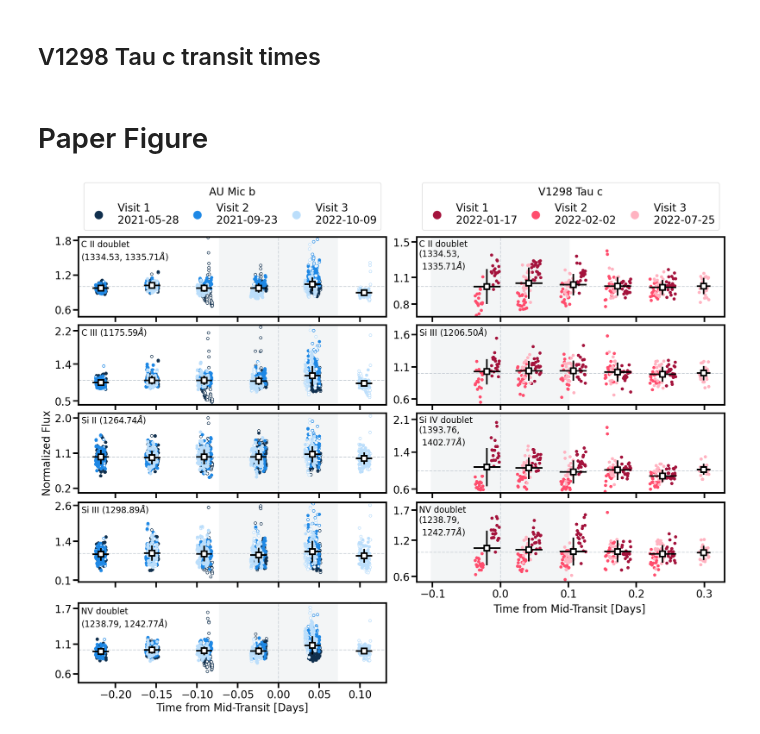
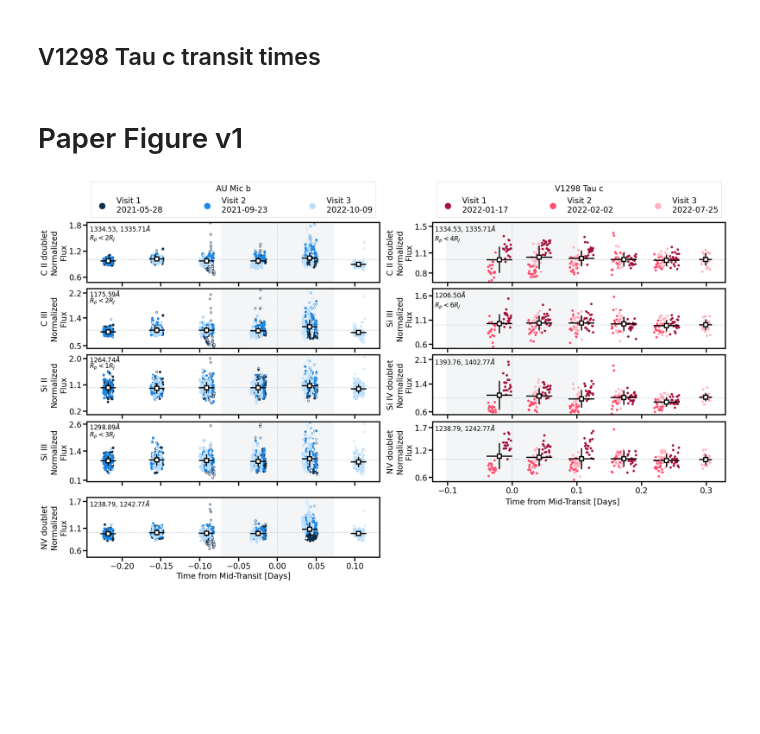
Before and after one commit to afeinstein20/cos_flares, a Jupyter notebook: notebooks/figure.ipynb, the cells around one changed output. Cells and saved outputs as stored; diff of their text form; code cells hidden in the pictures; blank space fills up the shorter version.

Commit message:
updated figure

```diff
--- a/notebooks/figure.ipynb
+++ b/notebooks/figure.ipynb
@@ -63,8 +63,8 @@ aumic_predicted_Tc_err = np.array([prop_error(midpoint_1), prop_error(midpoint_2
                                    prop_error(midpoint_3)])
 
 dur = 3.4927
-aumic_predicted_ingress = predicted_Tc - ((dur/2)*units.hour).to(units.day).value
-aumic_predicted_egress  = predicted_Tc + ((dur/2)*units.hour).to(units.day).value
+aumic_predicted_ingress = aumic_predicted_Tc - ((dur/2)*units.hour).to(units.day).value
+aumic_predicted_egress  = aumic_predicted_Tc + ((dur/2)*units.hour).to(units.day).value
 
 aumic_dates = ['2021-05-28', '2021-09-23', '2022-10-09']
 # %% [markdown]
@@ -79,9 +79,9 @@ vtau_predicted_egress  = Time(['2021-12-23 12:06', '2022-01-17 06:06',
 
 vtau_dates = ['2022-01-17', '2022-02-02', '2022-07-25']
 # %% [markdown]
-# Paper Figure
+# Paper Figure v1
 # %%
-fig = plt.figure(layout='constrained', figsize=(18,14))
+fig = plt.figure(layout='constrained', figsize=(24,14))
 gs0 = gridspec.GridSpec(5, 2, figure=fig)
 
 ms=10
@@ -104,11 +104,11 @@ extra = fig.add_subplot(gs0[9])
 ##################
 ## FOR AU MIC b ##
 ##################
-ion_labels = ['C II doublet\n(1334.53, 1335.71$\AA$)',
-              'C III (1175.59$\AA$)',
-              'Si II (1264.74$\AA$)',
-              'Si III (1298.89$\AA$)',
-              'NV doublet\n(1238.79, 1242.77$\AA$)']
+ion_labels = ['C II doublet', 'C III',
+              'Si II', 'Si III', 'NV doublet']
+wave_labels = ['1334.53, 1335.71$\AA$', '1175.59$\AA$',
+               '1264.74$\AA$', '1298.89$\AA$', '1238.79, 1242.77$\AA$']
+
 for i, ion in enumerate(['CII_combined', 'CIII', 'SiII', 'SiIII_3', 'NV_combined']):
 
     micax[i].axvspan(aumic_predicted_ingress[2]-aumic_predicted_Tc[2],
@@ -154,11 +154,20 @@ for i, ion in enumerate(['CII_combined', 'CIII', 'SiII', 'SiIII_3', 'NV_combined
     micax[i].set_yticks(np.round(np.linspace(ymin+0.1, ymax-0.1, 3),1))
 
     if i == 0 or i == 4:
-        micax[i].text(s=ion_labels[i], x=-0.242, y=ymax-0.4, fontsize=16)
+        micax[i].text(s=wave_labels[i], x=-0.242, y=ymax-0.2, fontsize=16)
+        if i == 0:
+            micax[i].text(s='$R_p < 2 R_J$', x=-0.242, y=ymax-0.4, fontsize=16)
     elif i == 1 or i == 2:
-        micax[i].text(s=ion_labels[i], x=-0.242, y=ymax-0.25, fontsize=16)
+        micax[i].text(s=wave_labels[i], x=-0.242, y=ymax-0.25, fontsize=16)
+        if i == 1:
+            micax[i].text(s='$R_p < 2 R_J$', x=-0.242, y=ymax-0.45, fontsize=16)
+        else:
+            micax[i].text(s='$R_p < 1 R_J$', x=-0.242, y=ymax-0.45, fontsize=16)
     else:
-        micax[i].text(s=ion_labels[i], x=-0.242, y=ymax-0.34, fontsize=16)
+        micax[i].text(s=wave_labels[i], x=-0.242, y=ymax-0.34, fontsize=16)
+        micax[i].text(s='$R_p < 3 R_J$', x=-0.242, y=ymax-0.65, fontsize=16)
+
+    micax[i].set_ylabel('{}\nNormalized\nFlux'.format(ion_labels[i]))
 
     micax[i].set_rasterized(True)
 
@@ -166,10 +175,11 @@ for i, ion in enumerate(['CII_combined', 'CIII', 'SiII', 'SiIII_3', 'NV_combined
 #####################
 ## FOR V1298 TAU c ##
 #####################
-ion_labels = ['C II doublet\n(1334.53,\n 1335.71$\AA$)',
-              'Si III (1206.50$\AA$)',
-              'Si IV doublet\n(1393.76,\n 1402.77$\AA$)',
-              'NV doublet\n(1238.79,\n 1242.77$\AA$)']
+ion_labels = ['C II doublet','Si III',
+              'Si IV doublet', 'NV doublet']
+wave_labels = ['1334.53, 1335.71$\AA$', '1206.50$\AA$',
+               '1393.76, 1402.77$\AA$', '1238.79, 1242.77$\AA$']
+
 for i, ion in enumerate(['CII_combined', 'SiIII_1', 'SiIV_combined', 'NV_combined']):
 
     tauax[i].axvspan(vtau_predicted_ingress[2]-vtau_predicted_Tc[2],
@@ -191,35 +201,39 @@ for i, ion in enumerate(['CII_combined', 'SiIII_1', 'SiIV_combined', 'NV_combine
                       marker='s', linestyle='', markeredgecolor='k',
                       ecolor='k', color='w', ms=ms, markeredgewidth=3,
                       zorder=100, lw=3)
 
     if i < 3:
         tauax[i].set_xticklabels([])
 
     if i == 0:
         tauax[i].legend(ncols=3, bbox_to_anchor=(0., 1.02, 1., .102),
                         loc=3, mode='expand', markerscale=3, title='V1298 Tau c')
 
     ymin = np.nanmin(vtau_all['{0}_visit02_flux'.format(ion)])-0.2
     ymax = np.nanmax(vtau_all['{0}_visit02_flux'.format(ion)])+0.2
     tauax[i].set_ylim(ymin, ymax)
     tauax[i].set_yticks(np.round(np.linspace(ymin+0.1, ymax-0.1, 3),1))
 
     if i == 3:
-        tauax[i].text(s=ion_labels[i], x=-0.12, y=ymax-0.54, fontsize=16)
+        tauax[i].text(s=wave_labels[i], x=-0.12, y=ymax-0.2, fontsize=16)
     elif i == 0:
-        tauax[i].text(s=ion_labels[i], x=-0.12, y=ymax-0.36, fontsize=16)
+        tauax[i].text(s=wave_labels[i], x=-0.12, y=ymax-0.13, fontsize=16)
+        tauax[i].text(s='$R_p < 4 R_J$', x=-0.12, y=ymax-0.27, fontsize=16)
     elif i == 1:
-        tauax[i].text(s=ion_labels[i], x=-0.12, y=ymax-0.16, fontsize=16)
+        tauax[i].text(s=wave_labels[i], x=-0.12, y=ymax-0.18, fontsize=16)
+        tauax[i].text(s='$R_p < 6 R_J$', x=-0.12, y=ymax-0.38, fontsize=16)
     else:
-        tauax[i].text(s=ion_labels[i], x=-0.12, y=ymax-0.69, fontsize=16)
+        tauax[i].text(s=wave_labels[i], x=-0.12, y=ymax-0.27, fontsize=16)
+
+    tauax[i].set_ylabel('{}\nNormalized\nFlux'.format(ion_labels[i]))
 
     tauax[i].set_rasterized(True)
 
 extra.text(s='Time from Mid-Transit [Days]', x=0, y=0.15)
 extra.set_xlim(-0.033,0.1)
 extra.set_ylim(-1, 0.3)
 extra.axis('off')
 
 plt.savefig('figure1.pdf', dpi=300, bbox_inches='tight')
 # %% [output]
-[figure, old version]
+[figure, new version]
```
